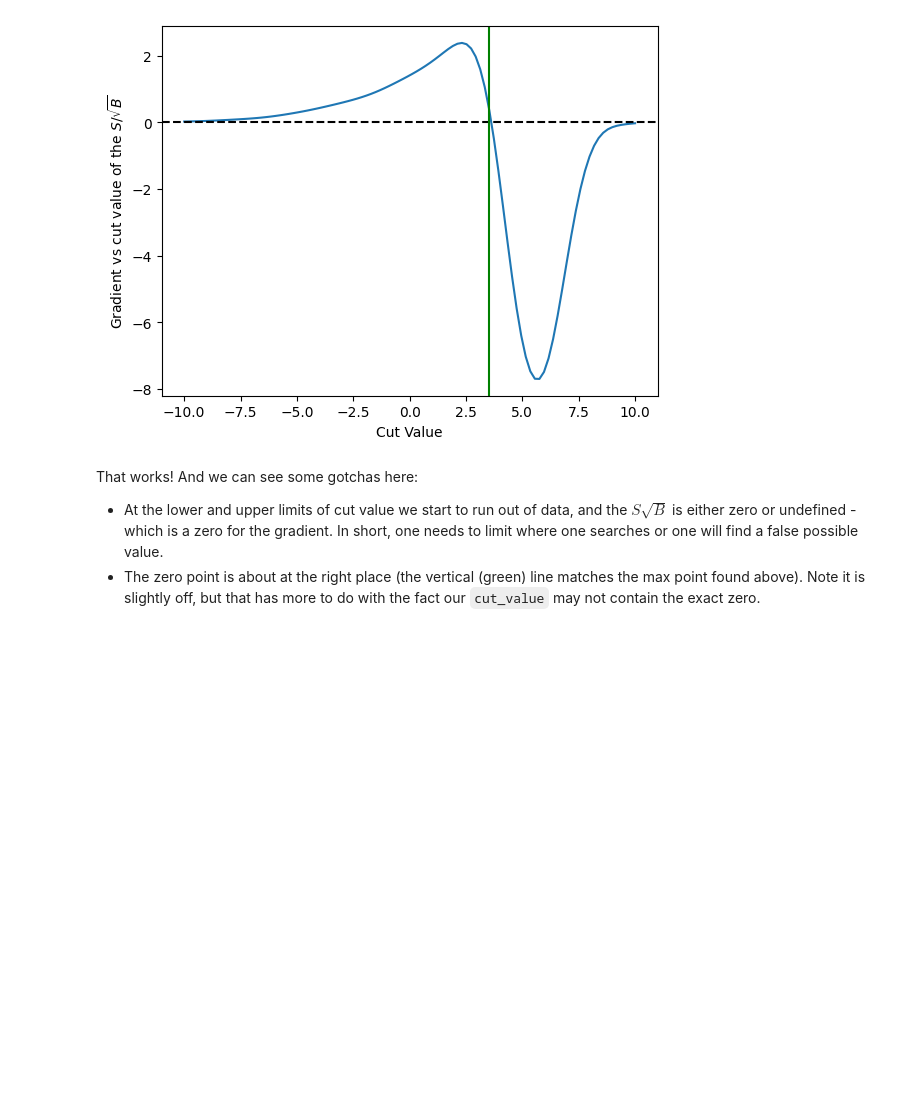
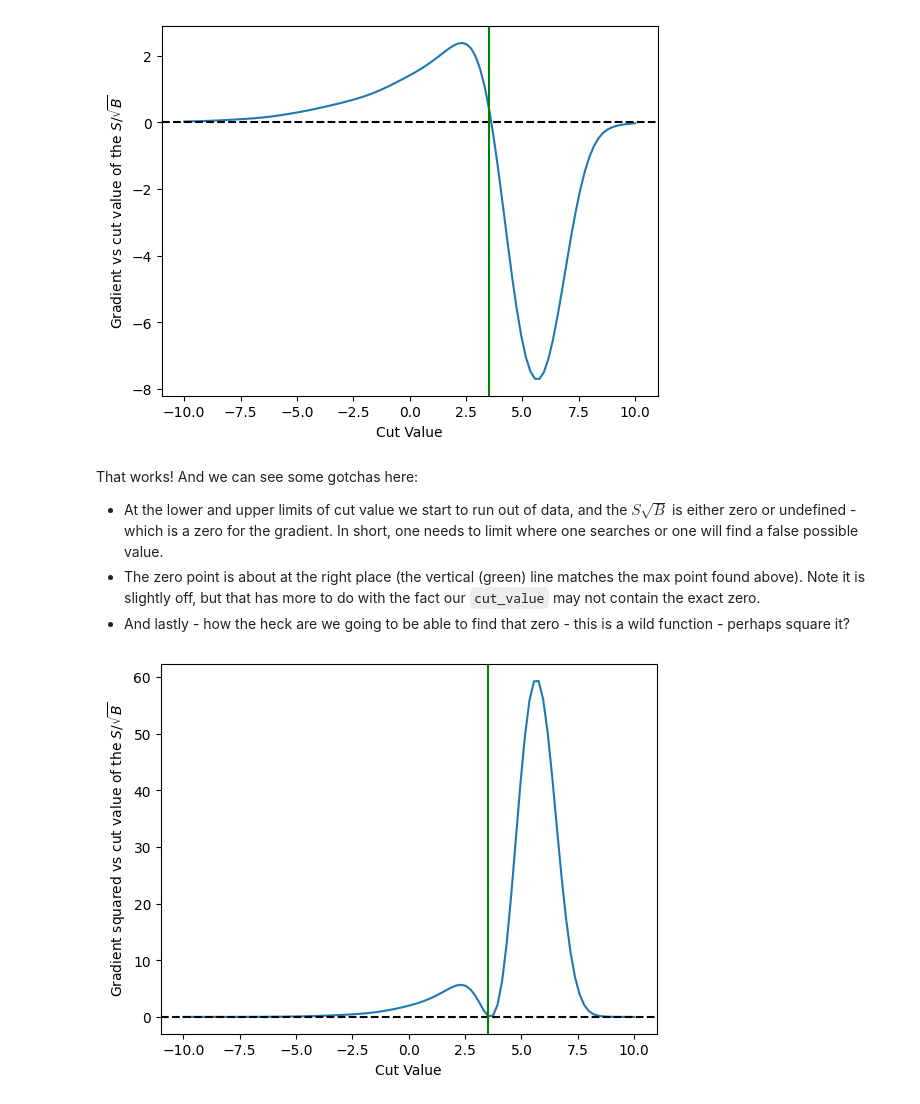
Before and after one commit to gordonwatts/diff-prog-intro, a Jupyter notebook: book/jax.ipynb, the cells around one changed output. Drawn from its saved outputs; the diff is of its cells as text; code cells hidden in the pictures; blank space fills up the shorter version.

Commit message:
Look at the gradient squared

```diff
--- a/book/jax.ipynb
+++ b/book/jax.ipynb
@@ -112,3 +112,13 @@ That works! And we can see some gotchas here:
 
 * At the lower and upper limits of cut value we start to run out of data, and the $S\sqrt{B}$ is either zero or undefined - which is a zero for the gradient. In short, one needs to limit where one searches or one will find a false possible value.
 * The zero point is about at the right place (the vertical (green) line matches the max point found above). Note it is slightly off, but that has more to do with the fact our `cut_value` may not contain the exact zero.
+* And lastly - how the heck are we going to be able to find that zero - this is a wild function - perhaps square it?
+# %%
+plt.plot(cut_values, numpy.array([d_erf_sig_sqrt_b(c)**2 for c in cut_values]))
+plt.xlabel('Cut Value')
+plt.ylabel(r'Gradient squared vs cut value of the $S/\sqrt{B}$')
+plt.axhline(0.0, color='black', linestyle='dashed')
+plt.axvline(erf_max_value, color='green')
+plt.show()
+# %% [output]
+[figure, added]
```
